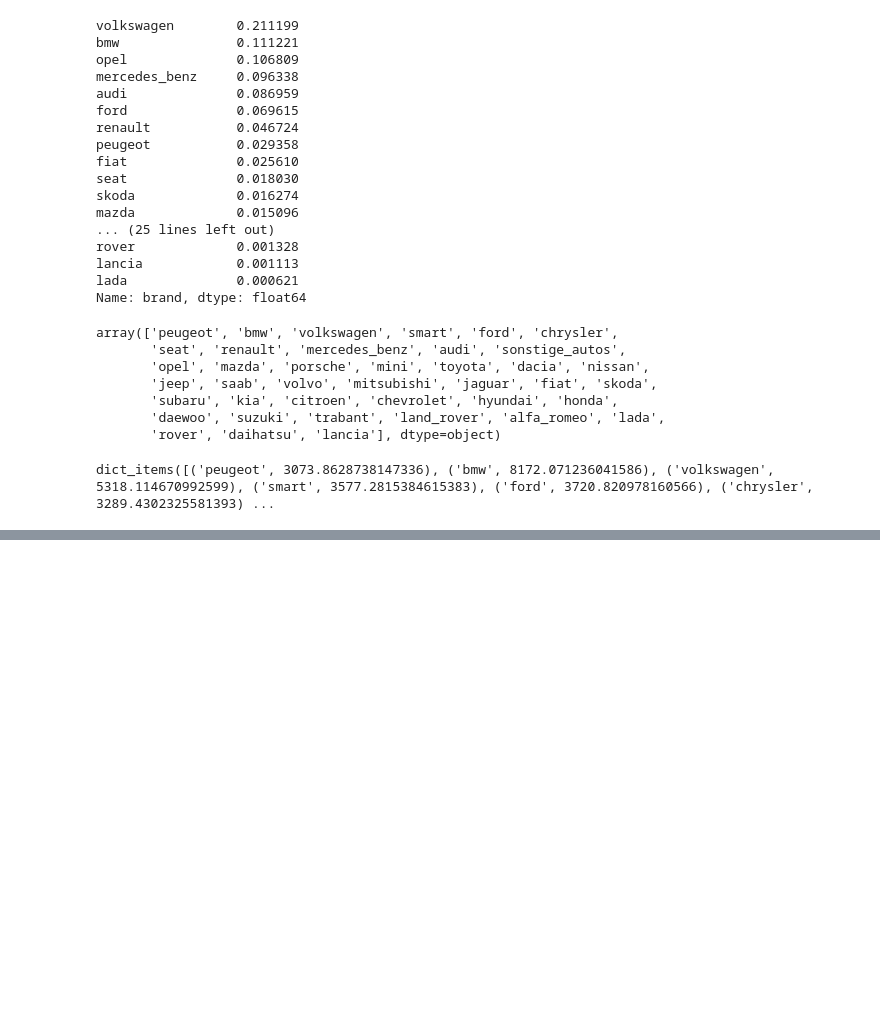
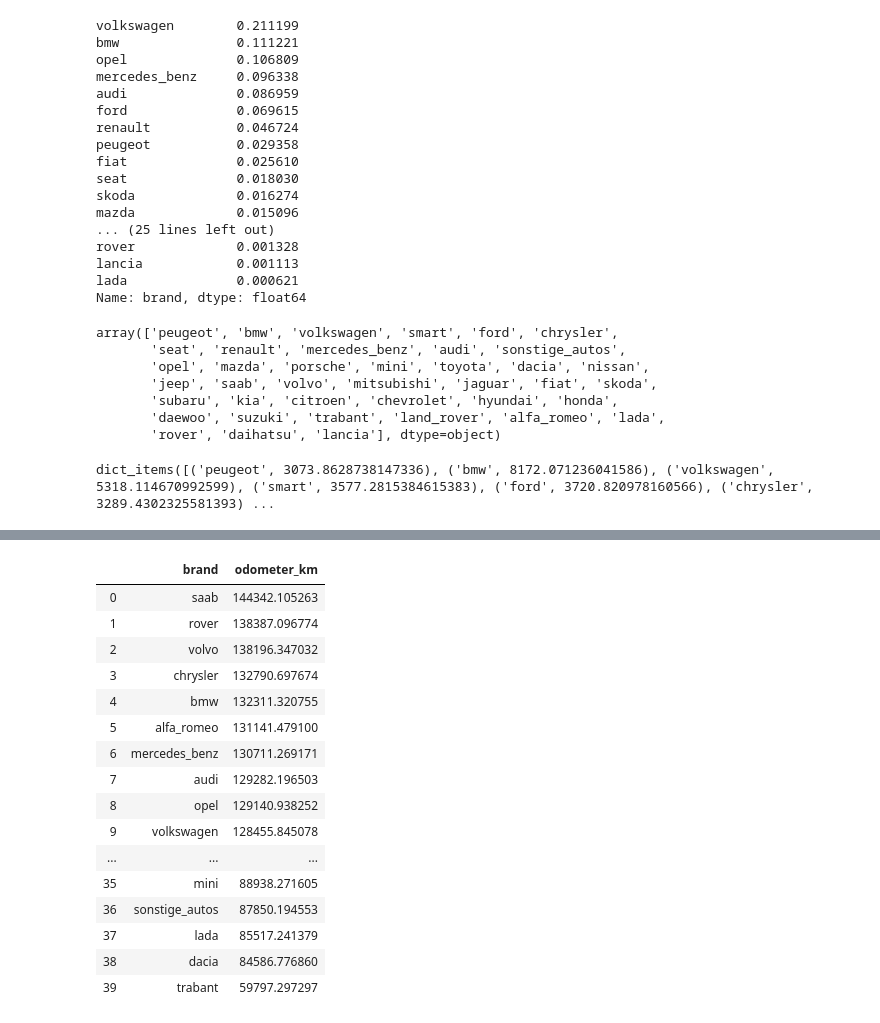
Before and after one commit to xor9237/autos, a Jupyter notebook: dq_autos.ipynb, the cells around one changed output, grey strips where cells are left out. Cells and saved outputs as stored; diff of their text form; code cells hidden in the pictures; blank space fills up the shorter version.

```diff
--- a/dq_autos.ipynb
+++ b/dq_autos.ipynb
@@ -422,0 +483,20 @@ items = top20.items()
+# %%
+df_mile_grouped
+# %% [output]
+|  | brand | odometer_km |
+| 0 | saab | 144342.105263 |
+| 1 | rover | 138387.096774 |
+| 2 | volvo | 138196.347032 |
+| 3 | chrysler | 132790.697674 |
+| 4 | bmw | 132311.320755 |
+| 5 | alfa_romeo | 131141.479100 |
+| 6 | mercedes_benz | 130711.269171 |
+| 7 | audi | 129282.196503 |
+| 8 | opel | 129140.938252 |
+| 9 | volkswagen | 128455.845078 |
+| ... | ... | ... |
+| 35 | mini | 88938.271605 |
+| 36 | sonstige_autos | 87850.194553 |
+| 37 | lada | 85517.241379 |
+| 38 | dacia | 84586.776860 |
+| 39 | trabant | 59797.297297 |
```
Also changed, not shown: parts of 22 cells of this notebook.
